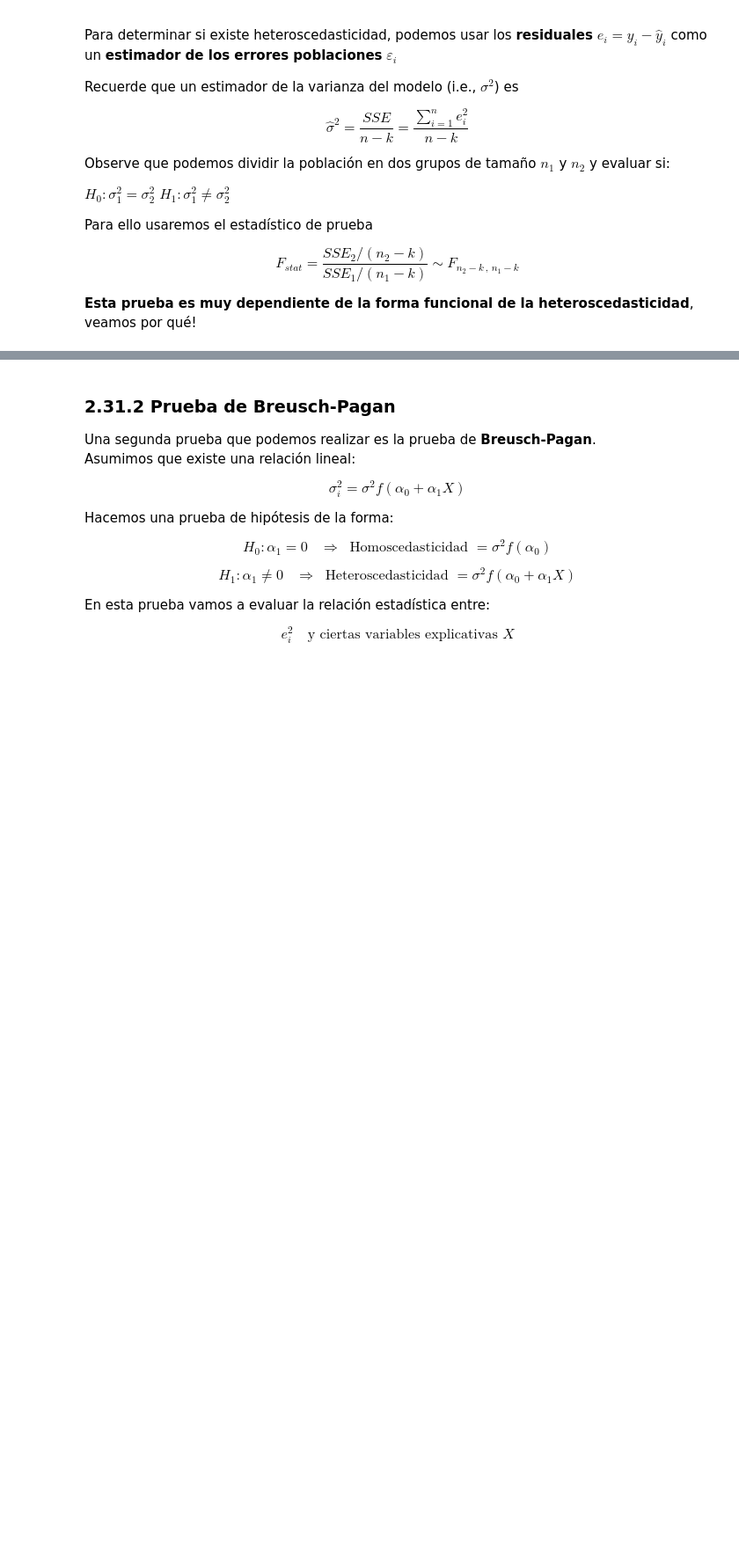
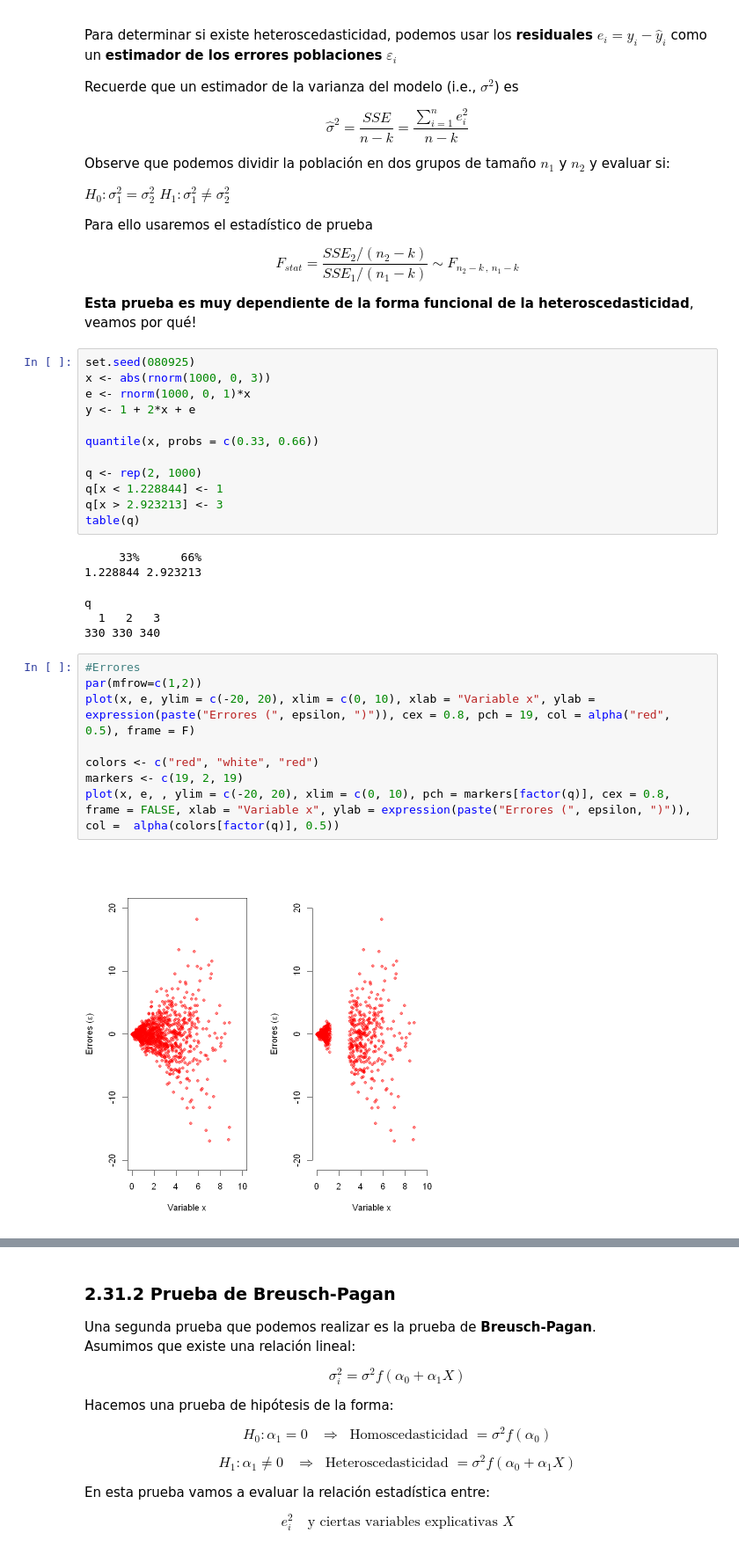
Before and after one commit to smontanoc/microeconometria, a Jupyter notebook: _sources/Modulo_2.ipynb, the cells around one changed output, grey strips where cells are left out. Shown at 88% size. Drawn from its saved outputs; the diff is of its cells as text; blank space fills up the shorter version.

```diff
--- a/_sources/Modulo_2.ipynb
+++ b/_sources/Modulo_2.ipynb
@@ -2205,3 +2216,31 @@ Para ello usaremos el estadístico de prueba
 $$F_{stat} = \frac{SSE_2/(n_2 - k)}{SSE_1/(n_1 - k)} \sim F_{n_2-k \hspace{2pt},\hspace{2pt} n_1-k}$$
 
 **Esta prueba es muy dependiente de la forma funcional de la heteroscedasticidad**, veamos por qué!
+# %%
+set.seed(080925)
+x <- abs(rnorm(1000, 0, 3))
+e <- rnorm(1000, 0, 1)*x
+y <- 1 + 2*x + e
+
+quantile(x, probs = c(0.33, 0.66))
+
+q <- rep(2, 1000)
+q[x < 1.228844] <- 1
+q[x > 2.923213] <- 3
+table(q)
+# %% [output]
+     33%      66%
+1.228844 2.923213
+q
+  1   2   3
+330 330 340
+# %%
+#Errores
+par(mfrow=c(1,2))
+plot(x, e, ylim = c(-20, 20), xlim = c(0, 10), xlab = "Variable x", ylab = expression(paste("Errores (", epsilon, ")")), cex = 0.8, pch = 19, col = alpha("red", 0.5), frame = F)
+
+colors <- c("red", "white", "red")
+markers <- c(19, 2, 19)
+plot(x, e, , ylim = c(-20, 20), xlim = c(0, 10), pch = markers[factor(q)], cex = 0.8, frame = FALSE, xlab = "Variable x", ylab = expression(paste("Errores (", epsilon, ")")), col =  alpha(colors[factor(q)], 0.5))
+# %% [output]
+[figure, added]
```
Also changed, not shown: parts of 50 cells of this notebook, 48 other files.
